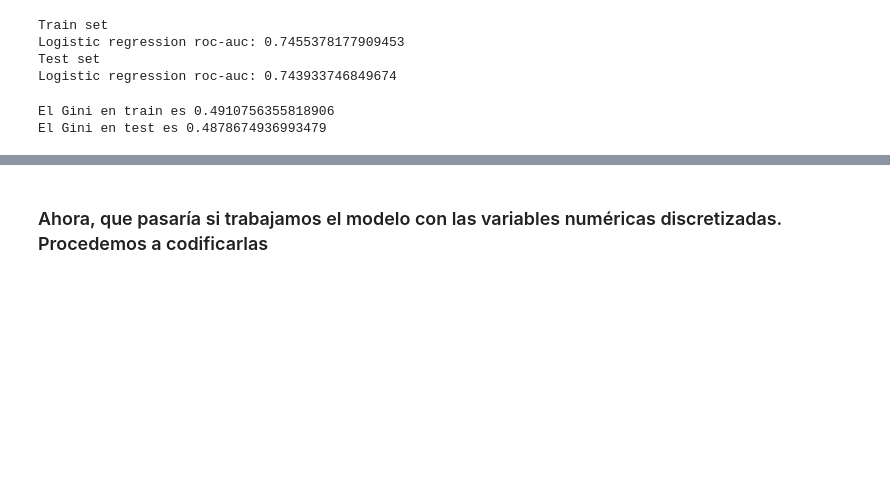
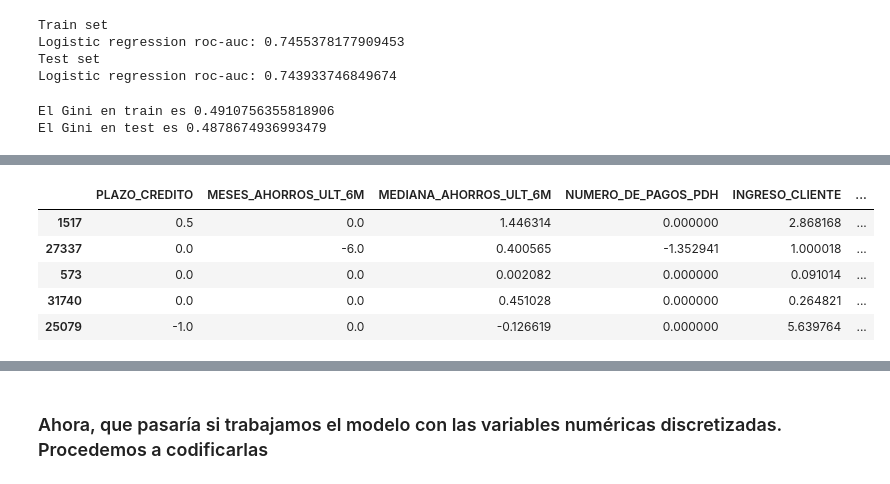
Before and after one commit to jpantojaj/CreditScoring, a Jupyter notebook: Sesión_6_17_Desarrollo_Modelo.ipynb, the cells around one changed output, grey strips where cells are left out. Saved outputs shown, nothing was run; the diff lists cells and outputs as text; code cells hidden in the pictures; blank space fills up the shorter version.

```diff
--- a/Sesión_6_17_Desarrollo_Modelo.ipynb
+++ b/Sesión_6_17_Desarrollo_Modelo.ipynb
@@ -1829,0 +1877,9 @@ El Gini en test es 0.4878674936993479
+# %%
+X_train_t2[num_cols_2].head()
+# %% [output]
+|  | PLAZO_CREDITO | MESES_AHORROS_ULT_6M | MEDIANA_AHORROS_ULT_6M | NUMERO_DE_PAGOS_PDH | INGRESO_CLIENTE | ... |
+| 1517 | 0.5 | 0.0 | 1.446314 | 0.000000 | 2.868168 | ... |
+| 27337 | 0.0 | -6.0 | 0.400565 | -1.352941 | 1.000018 | ... |
+| 573 | 0.0 | 0.0 | 0.002082 | 0.000000 | 0.091014 | ... |
+| 31740 | 0.0 | 0.0 | 0.451028 | 0.000000 | 0.264821 | ... |
+| 25079 | -1.0 | 0.0 | -0.126619 | 0.000000 | 5.639764 | ... |
```
Also changed, not shown: parts of 41 cells of this notebook.
